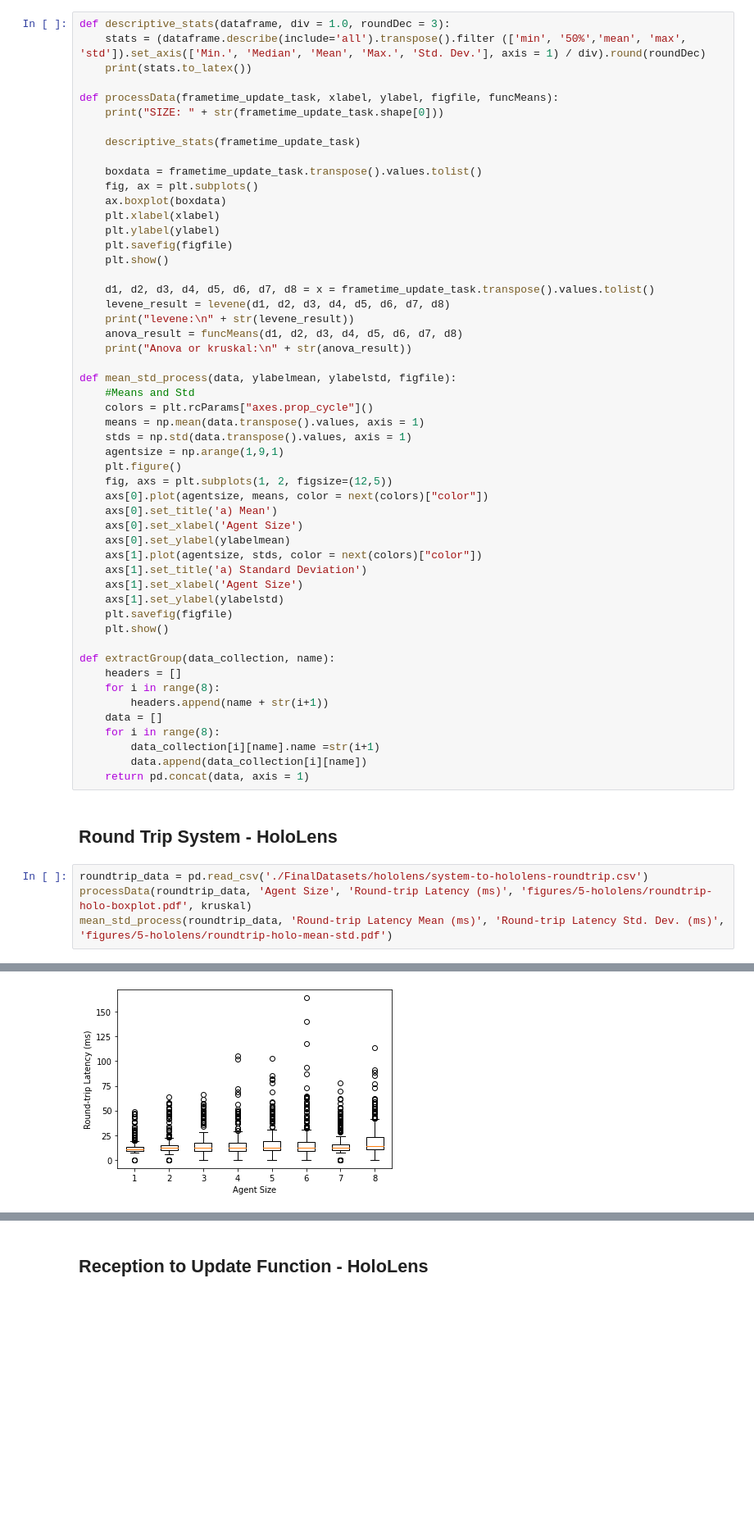
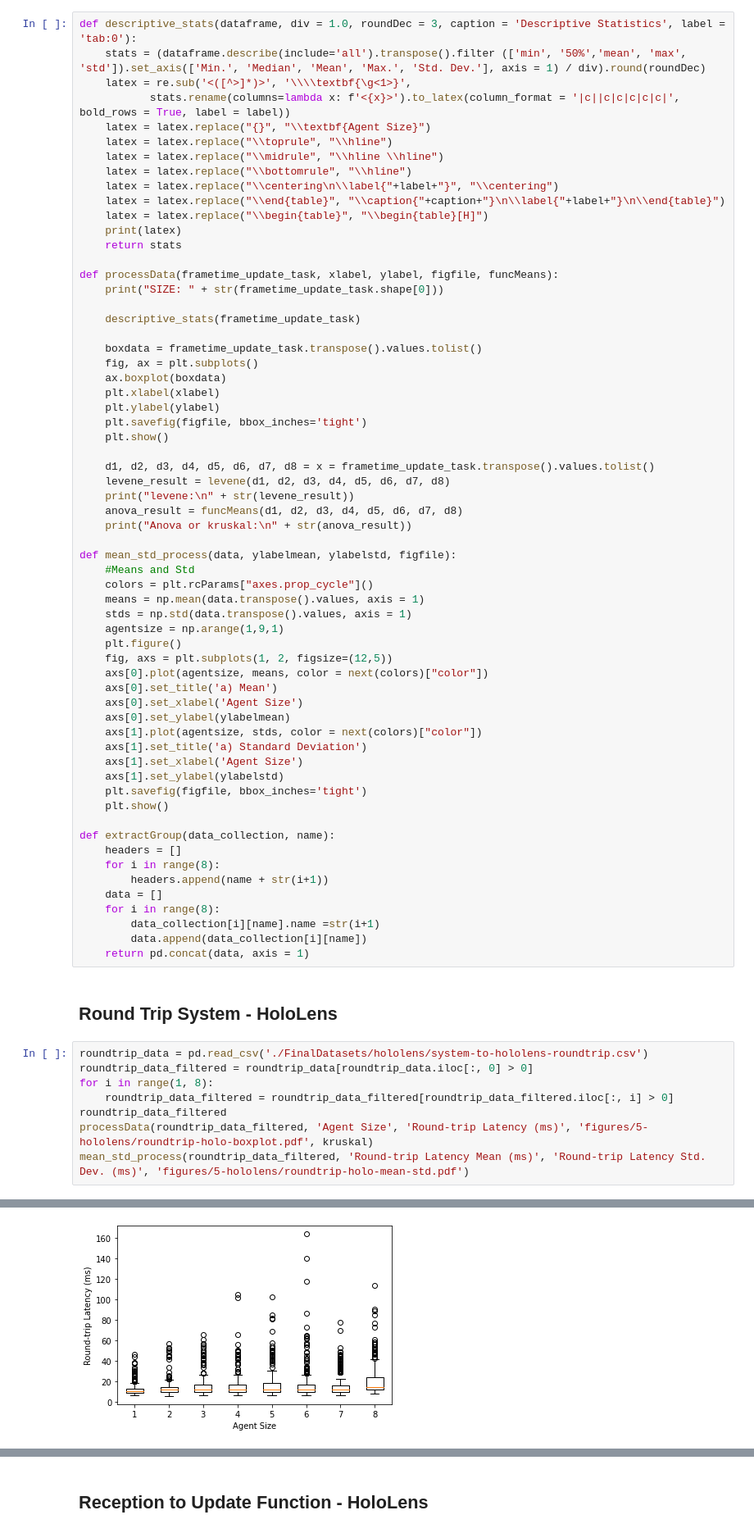
Before and after one commit to pedro-lucas-bravo/master_thesis_data_analysis, a Jupyter notebook: 5-hololens.ipynb, the cells around one changed output, grey strips where cells are left out. Shown at 82% size. Saved outputs shown, nothing was run; the diff lists cells and outputs as text; blank space fills up the shorter version.

Commit message:
Add charts and modify data presenattion for latency

```diff
--- a/5-hololens.ipynb
+++ b/5-hololens.ipynb
@@ -14,7 +15,17 @@ import matplotlib.pyplot as plt
 # %%
-def descriptive_stats(dataframe, div = 1.0, roundDec = 3):
+def descriptive_stats(dataframe, div = 1.0, roundDec = 3, caption = 'Descriptive Statistics', label = 'tab:0'):
     stats = (dataframe.describe(include='all').transpose().filter (['min', '50%','mean', 'max', 'std']).set_axis(['Min.', 'Median', 'Mean', 'Max.', 'Std. Dev.'], axis = 1) / div).round(roundDec)
-    print(stats.to_latex())
+    latex = re.sub('<([^>]*)>', '\\\\textbf{\g<1>}',
+           stats.rename(columns=lambda x: f'<{x}>').to_latex(column_format = '|c||c|c|c|c|c|', bold_rows = True, label = label))
+    latex = latex.replace("{}", "\\textbf{Agent Size}")
+    latex = latex.replace("\\toprule", "\\hline")
+    latex = latex.replace("\\midrule", "\\hline \\hline")
+    latex = latex.replace("\\bottomrule", "\\hline")
+    latex = latex.replace("\\centering\n\\label{"+label+"}", "\\centering")
+    latex = latex.replace("\\end{table}", "\\caption{"+caption+"}\n\\label{"+label+"}\n\\end{table}")
+    latex = latex.replace("\\begin{table}", "\\begin{table}[H]")
+    print(latex)
+    return stats
 
 def processData(frametime_update_task, xlabel, ylabel, figfile, funcMeans):
     print("SIZE: " + str(frametime_update_task.shape[0]))
@@ -26,7 +37,7 @@ def processData(frametime_update_task, xlabel, ylabel, figfile, funcMeans):
     ax.boxplot(boxdata)
     plt.xlabel(xlabel)
     plt.ylabel(ylabel)
-    plt.savefig(figfile)
+    plt.savefig(figfile, bbox_inches='tight')
     plt.show()
 
     d1, d2, d3, d4, d5, d6, d7, d8 = x = frametime_update_task.transpose().values.tolist()
@@ -51,7 +62,7 @@ def mean_std_process(data, ylabelmean, ylabelstd, figfile):
     axs[1].set_title('a) Standard Deviation')
     axs[1].set_xlabel('Agent Size')
     axs[1].set_ylabel(ylabelstd)
-    plt.savefig(figfile)
+    plt.savefig(figfile, bbox_inches='tight')
     plt.show()
 
 def extractGroup(data_collection, name):
@@ -67,6 +78,10 @@ def extractGroup(data_collection, name):
 ## Round Trip System - HoloLens
 # %%
 roundtrip_data = pd.read_csv('./FinalDatasets/hololens/system-to-hololens-roundtrip.csv')
-processData(roundtrip_data, 'Agent Size', 'Round-trip Latency (ms)', 'figures/5-hololens/roundtrip-holo-boxplot.pdf', kruskal)
-mean_std_process(roundtrip_data, 'Round-trip Latency Mean (ms)', 'Round-trip Latency Std. Dev. (ms)', 'figures/5-hololens/roundtrip-holo-mean-std.pdf')
+roundtrip_data_filtered = roundtrip_data[roundtrip_data.iloc[:, 0] > 0]
+for i in range(1, 8):
+    roundtrip_data_filtered = roundtrip_data_filtered[roundtrip_data_filtered.iloc[:, i] > 0]
+roundtrip_data_filtered
+processData(roundtrip_data_filtered, 'Agent Size', 'Round-trip Latency (ms)', 'figures/5-hololens/roundtrip-holo-boxplot.pdf', kruskal)
+mean_std_process(roundtrip_data_filtered, 'Round-trip Latency Mean (ms)', 'Round-trip Latency Std. Dev. (ms)', 'figures/5-hololens/roundtrip-holo-mean-std.pdf')
 # %% [output]
@@ -88,2 +108,2 @@ agent\_ms\_8 &   0.0 &    14.0 &  19.742 &  114.0 &     14.824 \\
-[figure, old version]
+[figure, new version]
 levene:
```
Also changed, not shown: parts of 5 cells of this notebook, 15 other files.
